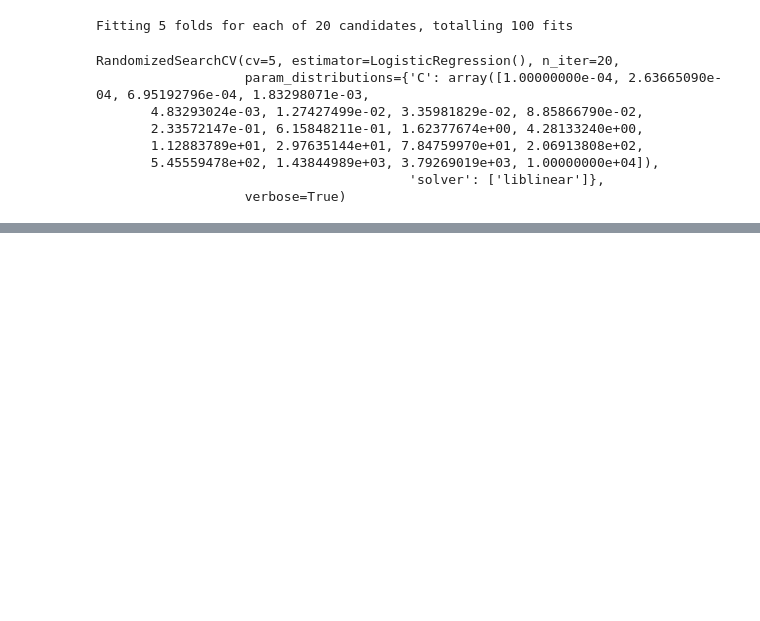
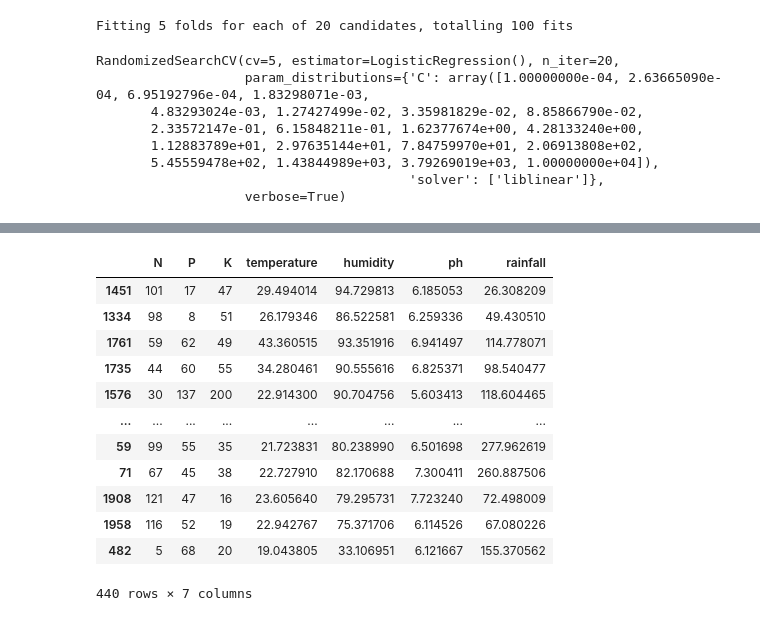
Before and after one commit to InflixOP/Smart-Agriculture-Advisory-System, a Jupyter notebook: Smart_Agriculture_System.ipynb, the cells around one changed output, grey strips where cells are left out. Cells and saved outputs as stored; diff of their text form; code cells hidden in the pictures; blank space fills up the shorter version.

```diff
--- a/Smart_Agriculture_System.ipynb
+++ b/Smart_Agriculture_System.ipynb
@@ -469,0 +545,16 @@ RandomizedSearchCV(cv=5, estimator=LogisticRegression(), n_iter=20,
+# %%
+X_test
+# %% [output]
+|  | N | P | K | temperature | humidity | ph | rainfall |
+| 1451 | 101 | 17 | 47 | 29.494014 | 94.729813 | 6.185053 | 26.308209 |
+| 1334 | 98 | 8 | 51 | 26.179346 | 86.522581 | 6.259336 | 49.430510 |
+| 1761 | 59 | 62 | 49 | 43.360515 | 93.351916 | 6.941497 | 114.778071 |
+| 1735 | 44 | 60 | 55 | 34.280461 | 90.555616 | 6.825371 | 98.540477 |
+| 1576 | 30 | 137 | 200 | 22.914300 | 90.704756 | 5.603413 | 118.604465 |
+| ... | ... | ... | ... | ... | ... | ... | ... |
+| 59 | 99 | 55 | 35 | 21.723831 | 80.238990 | 6.501698 | 277.962619 |
+| 71 | 67 | 45 | 38 | 22.727910 | 82.170688 | 7.300411 | 260.887506 |
+| 1908 | 121 | 47 | 16 | 23.605640 | 79.295731 | 7.723240 | 72.498009 |
+| 1958 | 116 | 52 | 19 | 22.942767 | 75.371706 | 6.114526 | 67.080226 |
+| 482 | 5 | 68 | 20 | 19.043805 | 33.106951 | 6.121667 | 155.370562 |
+440 rows × 7 columns
```
Also changed, not shown: parts of 19 cells of this notebook.
